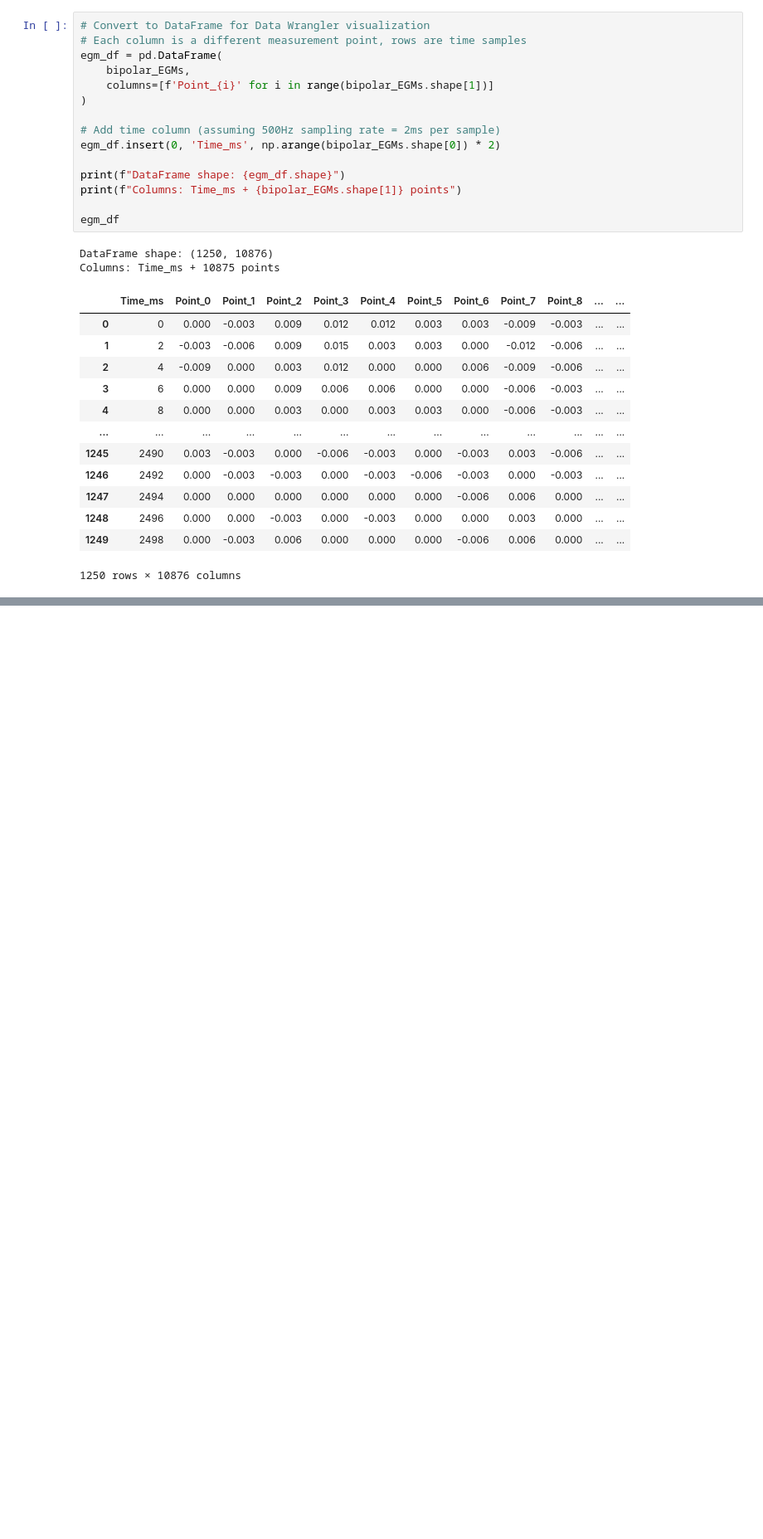
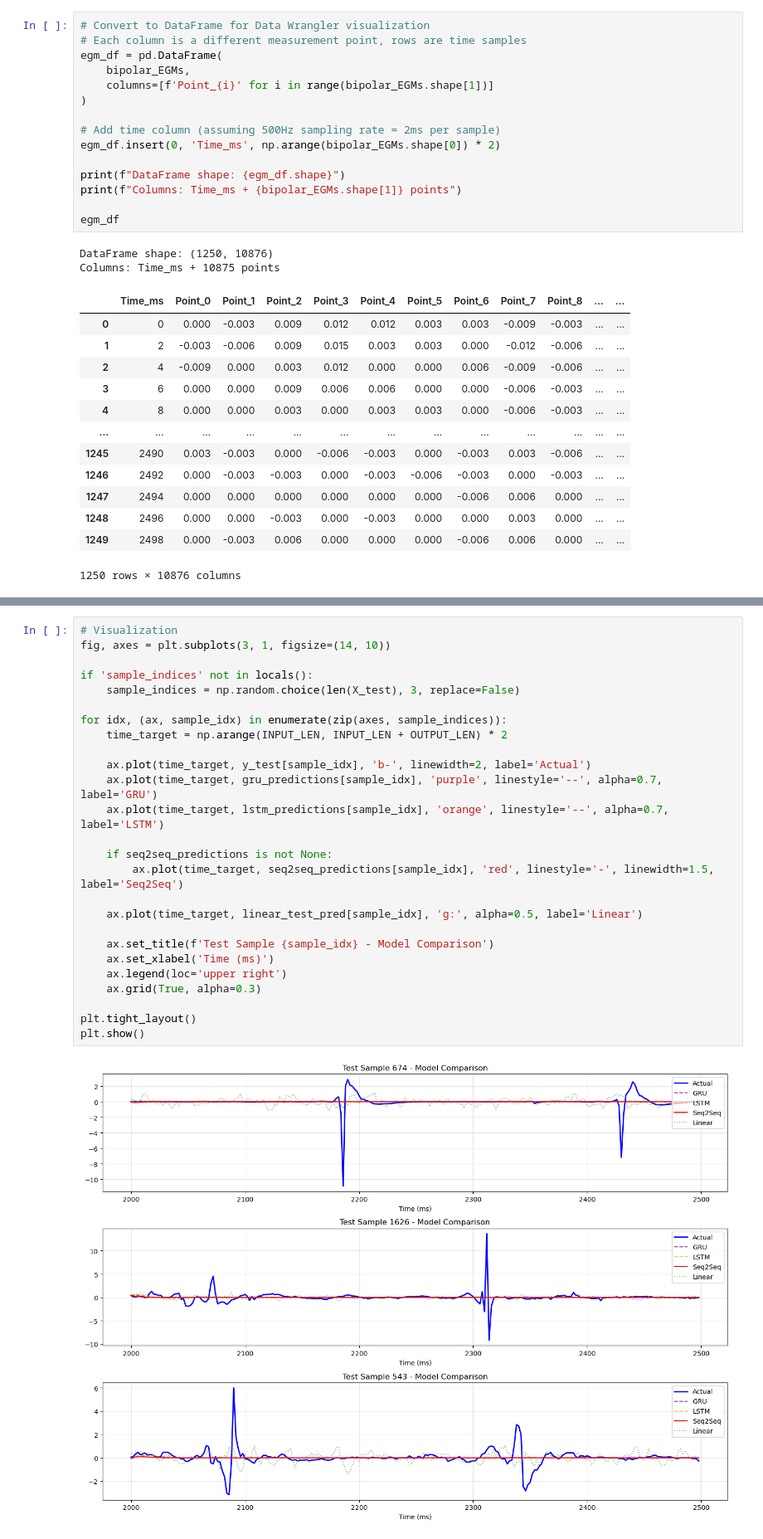
Before and after one commit to javierferna/atrialfib-forecast, a Jupyter notebook: ExploreEGMs.ipynb, the cells around one changed output, grey strips where cells are left out. Shown at 83% size. Cells and saved outputs as stored; diff of their text form; blank space fills up the shorter version.

```diff
--- a/ExploreEGMs.ipynb
+++ b/ExploreEGMs.ipynb
@@ -108,0 +909,28 @@ Columns: Time_ms + 10875 points
+# %%
+# Visualization
+fig, axes = plt.subplots(3, 1, figsize=(14, 10))
+
+if 'sample_indices' not in locals():
+    sample_indices = np.random.choice(len(X_test), 3, replace=False)
+
+for idx, (ax, sample_idx) in enumerate(zip(axes, sample_indices)):
+    time_target = np.arange(INPUT_LEN, INPUT_LEN + OUTPUT_LEN) * 2
+
+    ax.plot(time_target, y_test[sample_idx], 'b-', linewidth=2, label='Actual')
+    ax.plot(time_target, gru_predictions[sample_idx], 'purple', linestyle='--', alpha=0.7, label='GRU')
+    ax.plot(time_target, lstm_predictions[sample_idx], 'orange', linestyle='--', alpha=0.7, label='LSTM')
+
+    if seq2seq_predictions is not None:
+        ax.plot(time_target, seq2seq_predictions[sample_idx], 'red', linestyle='-', linewidth=1.5, label='Seq2Seq')
+
+    ax.plot(time_target, linear_test_pred[sample_idx], 'g:', alpha=0.5, label='Linear')
+
+    ax.set_title(f'Test Sample {sample_idx} - Model Comparison')
+    ax.set_xlabel('Time (ms)')
+    ax.legend(loc='upper right')
+    ax.grid(True, alpha=0.3)
+
+plt.tight_layout()
+plt.show()
+# %% [output]
+[figure, added]
```
Also changed, not shown: parts of 19 cells of this notebook.
